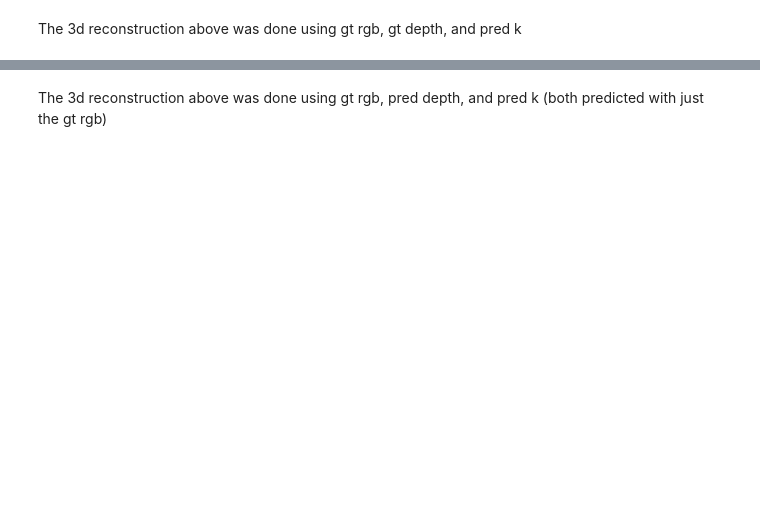
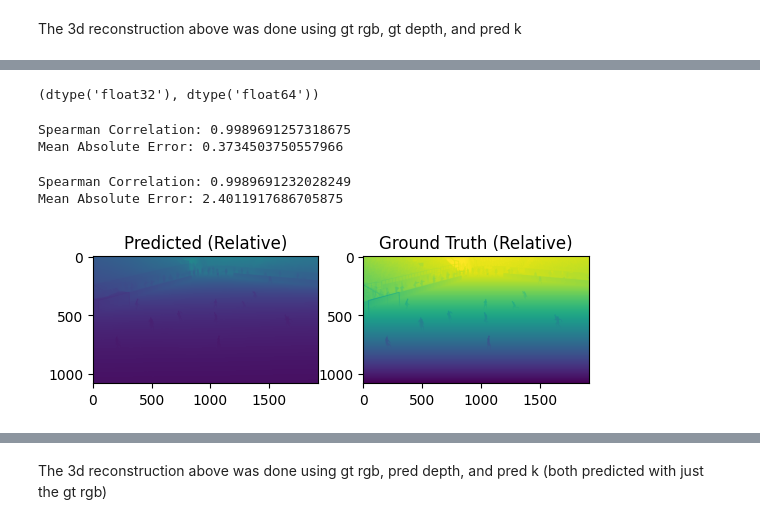
Before and after one commit to pranavkoka/ISM_3D_Reconstruction, a Jupyter notebook: nyu3d.ipynb, the cells around one changed output, grey strips where cells are left out. Cells and saved outputs as stored; diff of their text form; code cells hidden in the pictures; blank space fills up the shorter version.

```diff
--- a/nyu3d.ipynb
+++ b/nyu3d.ipynb
@@ -239 +279,29 @@ Constructed Intrinsic Matrix K:
  [  0.           0.           1.        ]]
+# %%
+if isinstance(football_rgb, np.ndarray):
+    football_rgb_image = Image.fromarray(football_rgb)
+
+# If the image is in PIL format, proceed to transform
+football_image = transform(football_rgb_image).unsqueeze(0)  # Add batch dimension
+# %%
+with torch.no_grad():
+    prediction = model.infer(football_image, f_px=None)  # Setting f_px=None triggers intrinsic prediction
+    depth_map_pred = prediction["depth"].cpu().numpy()
+    predicted_f_px = prediction["focallength_px"].item()  # This is the predicted focal length in pixels
+
+print("Predicted Focal Length (in pixels):", predicted_f_px)
+
+H, W, _ = football_rgb.shape
+
+# Use the predicted focal length
+f_px = predicted_f_px
+
+# Create the intrinsic matrix K
+K_pred = np.array([
+    [f_px, 0, H / 2],
+    [0, f_px, W / 2],
+    [0, 0, 1]
+])
+
+print("Constructed Intrinsic Matrix K:")
+print(K_pred)
@@ -239,0 +320,23 @@ Constructed Intrinsic Matrix K:
+# %%
+depth_pred_rel = (depth_map_pred - depth_map_pred.min()) / (depth_map_pred.max() - depth_map_pred.min())
+football_rel_depth_norm = (football_rel_depth - football_rel_depth.min()) / (football_rel_depth.max() - football_rel_depth.min())
+# %%
+depth_pred_rel.dtype, football_rel_depth_norm.dtype
+# %% [output]
+(dtype('float32'), dtype('float64'))
+# %%
+from scipy.stats import spearmanr
+
+# Flatten
+pred_flat = depth_pred_rel.flatten()
+gt_flat = football_rel_depth_norm.flatten()
+
+# Metrics
+spearman_corr, _ = spearmanr(pred_flat, gt_flat)
+mae = np.mean(np.abs(pred_flat - gt_flat))
+
+print("Spearman Correlation:", spearman_corr)
+print("Mean Absolute Error:", mae)
+# %% [output]
+Spearman Correlation: 0.9989691257318675
+Mean Absolute Error: 0.3734503750557966
@@ -240 +350,29 @@ Constructed Intrinsic Matrix K:
+# %%
+# Flatten
+pred_flat = depth_pred_norm.flatten()
+gt_flat = gt_rel_norm.flatten()
+
+# Metrics
+spearman_corr, _ = spearmanr(pred_flat, gt_flat)
+mae = np.mean(np.abs(pred_flat - gt_flat))
+
+print("Spearman Correlation:", spearman_corr)
+print("Mean Absolute Error:", mae)
+# %% [output]
+Spearman Correlation: 0.9989691232028249
+Mean Absolute Error: 2.4011917686705875
+# %%
+import matplotlib.pyplot as plt
+
+plt.subplot(1, 2, 1)
+plt.imshow(depth_pred_rel, cmap='viridis')
+plt.title("Predicted (Relative)")
+
+plt.subplot(1, 2, 2)
+plt.imshow(football_rel_depth_norm, cmap='viridis')
+plt.title("Ground Truth (Relative)")
+
+plt.show()
+# %% [output]
+[figure, added]
 # %%
```
Also changed, not shown: parts of 31 cells of this notebook.
